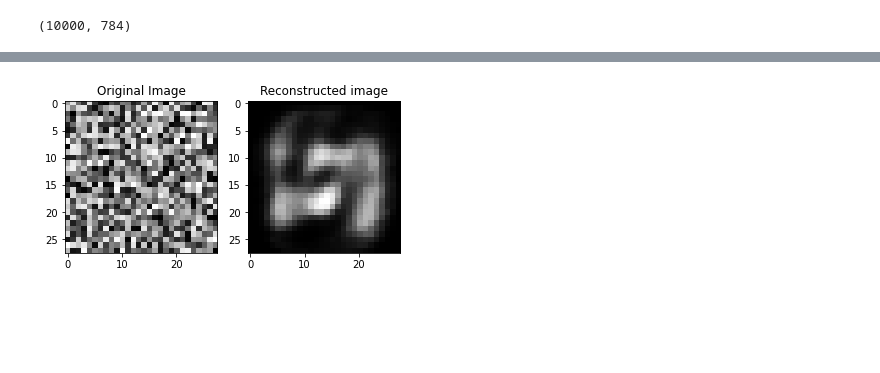
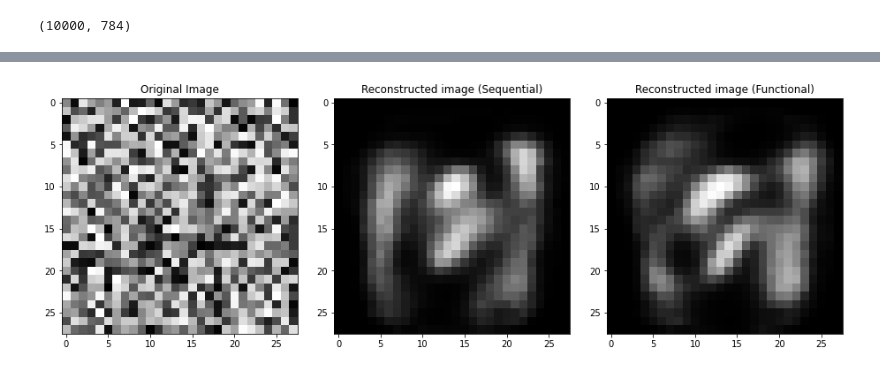
Before and after one commit to loremarchi/hands-on-machine-learning-R-module-3-python, a Jupyter notebook: 5_autoencoder.ipynb, the cells around one changed output, grey strips where cells are left out. Drawn from its saved outputs; the diff is of its cells as text; code cells hidden in the pictures; blank space fills up the shorter version.

```diff
--- a/5_autoencoder.ipynb
+++ b/5_autoencoder.ipynb
@@ -21,11 +97,24 @@ x_train = x_train.reshape(60000, 784)
 # %%
 # model set-up
 input_img = tf.keras.layers.Input(shape=(784,))
+
 # encoder
-encoder_1 = tf.keras.layers.Dense(units = 128, activation = 'sigmoid')(input_img)
-encoder_2 = tf.keras.layers.Dense(units = 32, activation = 'sigmoid')(encoder_1)
+encoder_bb_1 = tf.keras.layers.Dense(units = 128, activation = 'sigmoid')(input_img)
+encoder_bb_2 = tf.keras.layers.Dense(units = 32, activation = 'sigmoid')(encoder_bb_1)
+
 # normalizer
-norm = tf.keras.layers.LayerNormalization()(encoder_2)
+norm_bb = tf.keras.layers.LayerNormalization()(encoder_bb_2)
+
 # decoder
-decoder_1 = tf.keras.layers.Dense(units = 128, activation = 'sigmoid')(norm)
-decoder_2 = tf.keras.layers.Dense(units = 784, activation = 'sigmoid')(decoder_1)
+decoder_bb_1 = tf.keras.layers.Dense(units = 128, activation = 'sigmoid')(norm_bb)
+decoder_bb_2 = tf.keras.layers.Dense(units = 784, activation = 'sigmoid')(decoder_bb_1)
+
+# maps input to its output (reconstructed input)
+autoencoder_functional = tf.keras.models.Model(inputs=input_img, outputs=decoder_bb_2)
+autoencoder_functional.compile(optimizer = 'RMSprop', loss='binary_crossentropy', metrics = ['mse'])
+autoencoder_functional.fit(x_train,
+                x_train,
+                epochs = 10,
+                batch_size = 256,
+                shuffle = True,
+                validation_split = 0.2)
@@ -85,12 +175,17 @@ ax[1].title.set_text('Reconstructed image')
 new_input = np.random.rand(1,28*28)
 # %%
 # model prediction
-new_pred = autoencoder.predict(new_input)
+pred_sequential = autoencoder_sequential.predict(new_input)
+pred_functional = autoencoder_functional.predict(new_input)
 # %%
-_, ax = plt.subplots(1,2)
+_, ax = plt.subplots(1,3,figsize=(13,13))
+_.tight_layout()
+
 ax[0].imshow(new_input.reshape((28,28)), cmap='gray') # the original image
 ax[0].title.set_text('Original Image')
-ax[1].imshow(result_p.reshape((28,28)), cmap='gray') # the reconstruction of the model
-ax[1].title.set_text('Reconstructed image')
+ax[1].imshow(pred_sequential.reshape((28,28)), cmap='gray') # what the model reconstructs
+ax[1].title.set_text('Reconstructed image (Sequential)')
+ax[2].imshow(pred_functional.reshape((28,28)), cmap='gray')
+ax[2].title.set_text('Reconstructed image (Functional)')
 # %% [output]
-[figure, old version]
+[figure, new version]
```
Also changed, not shown: parts of 24 cells of this notebook.
